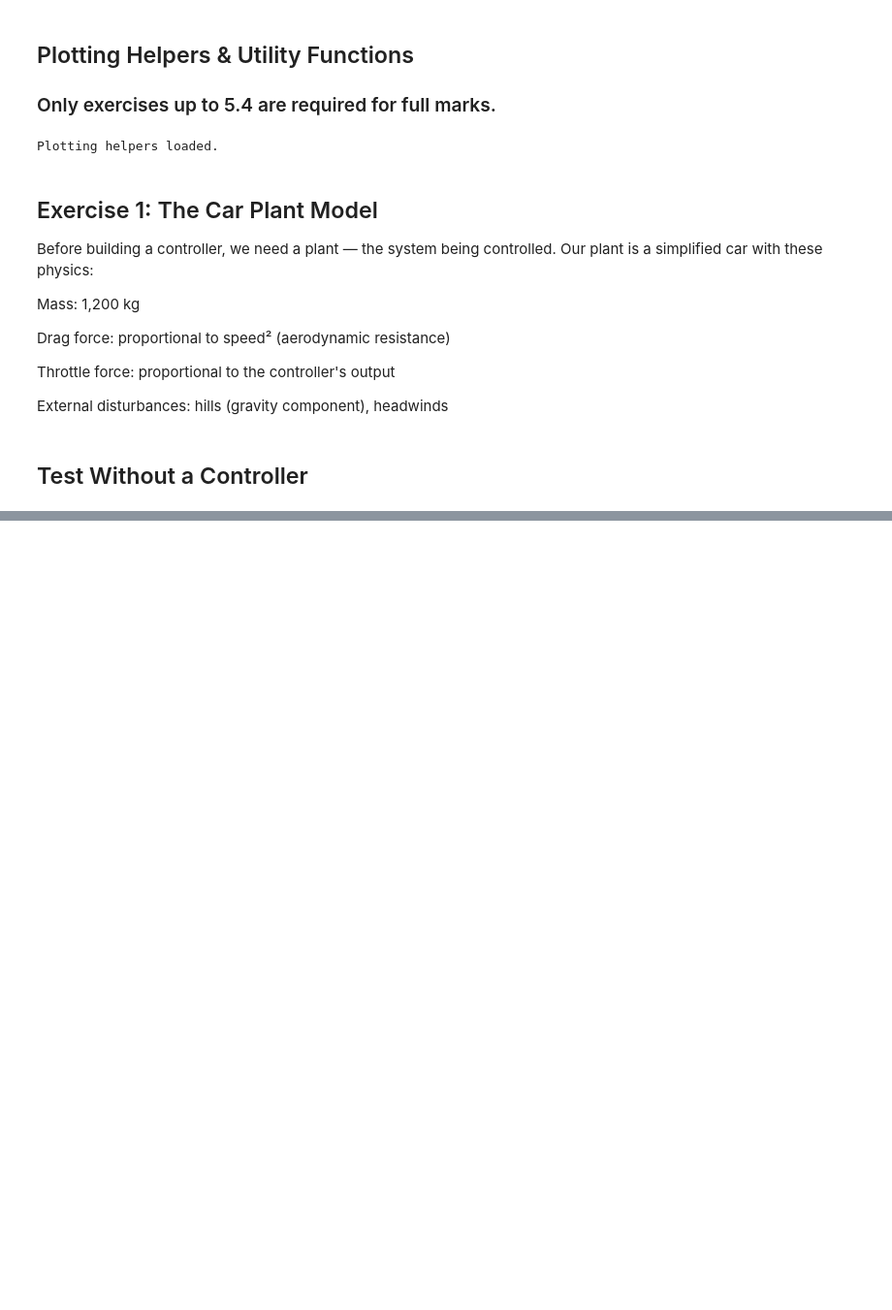
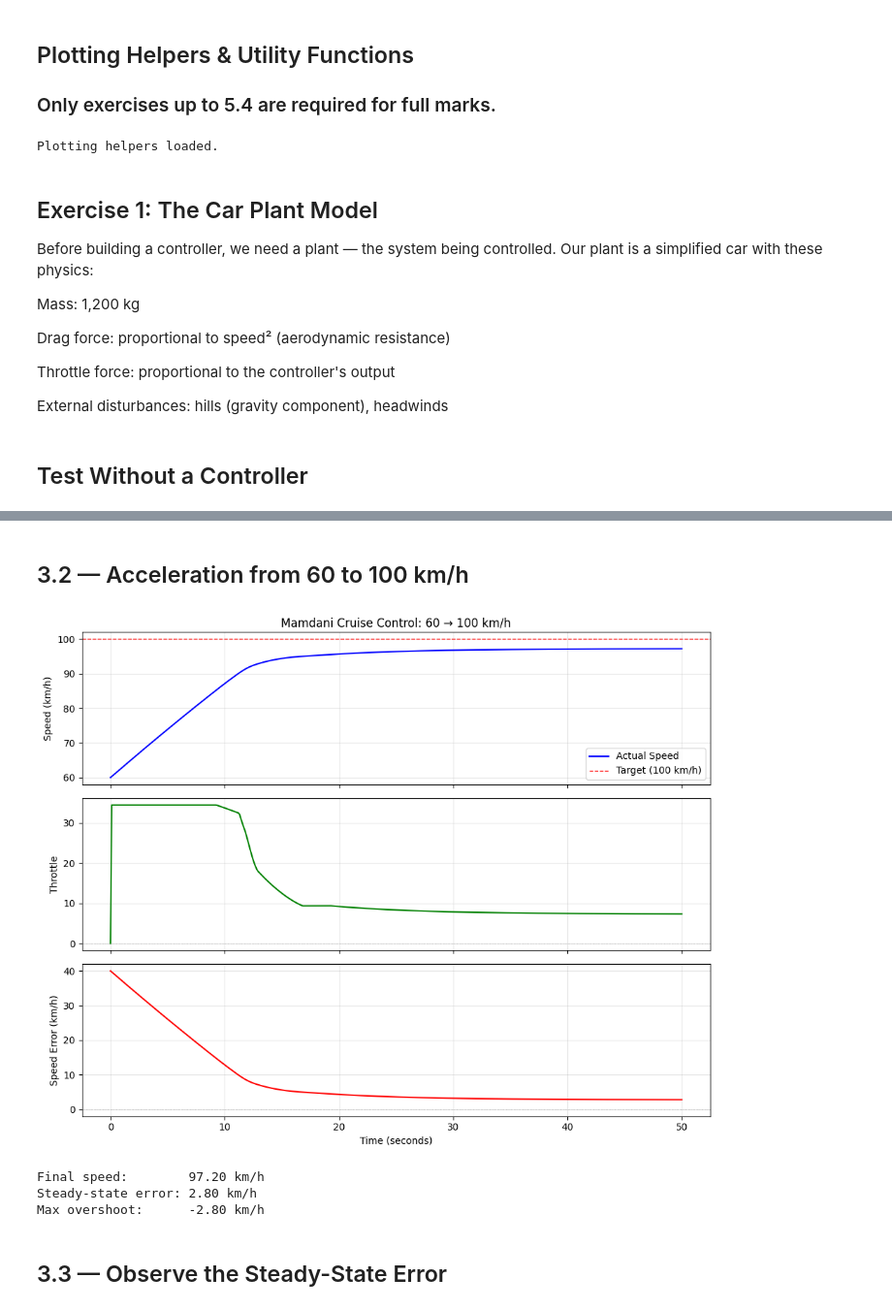
Before and after one commit to KarolisBz/ARTIFICIAL-INTELLIGENCE-LABS, a Jupyter notebook: Lab6/lab6.ipynb, the cells around one changed output, grey strips where cells are left out. Shown at 97% size. Saved outputs shown, nothing was run; the diff lists cells and outputs as text; code cells hidden in the pictures; blank space fills up the shorter version.

```diff
--- a/Lab6/lab6.ipynb
+++ b/Lab6/lab6.ipynb
@@ -256,0 +407,24 @@ class CarPlant:
+# %% [markdown]
+## 3.2 — Acceleration from 60 to 100 km/h
+# %%
+plant = CarPlant()
+result = run_simulation(mamdani, plant, target_speed=100, initial_speed=60, n_steps=500)
+plot_simulation(result['times'], result['speeds'], result['throttles'], result['errors'],
+                target=100, title='Mamdani Cruise Control: 60 → 100 km/h')
+
+# Performance metrics
+final_speed = result['speeds'][-1]
+steady_state_error = 100 - final_speed
+max_speed = max(result['speeds'])
+overshoot = max_speed - 100
+
+print(f"Final speed:        {final_speed:.2f} km/h")
+print(f"Steady-state error: {steady_state_error:.2f} km/h")
+print(f"Max overshoot:      {overshoot:.2f} km/h")
+# %% [output]
+[figure, added]
+Final speed:        97.20 km/h
+Steady-state error: 2.80 km/h
+Max overshoot:      -2.80 km/h
+# %% [markdown]
+## 3.3 — Observe the Steady-State Error
```
Also changed, not shown: parts of 11 cells of this notebook, 1 other file.
